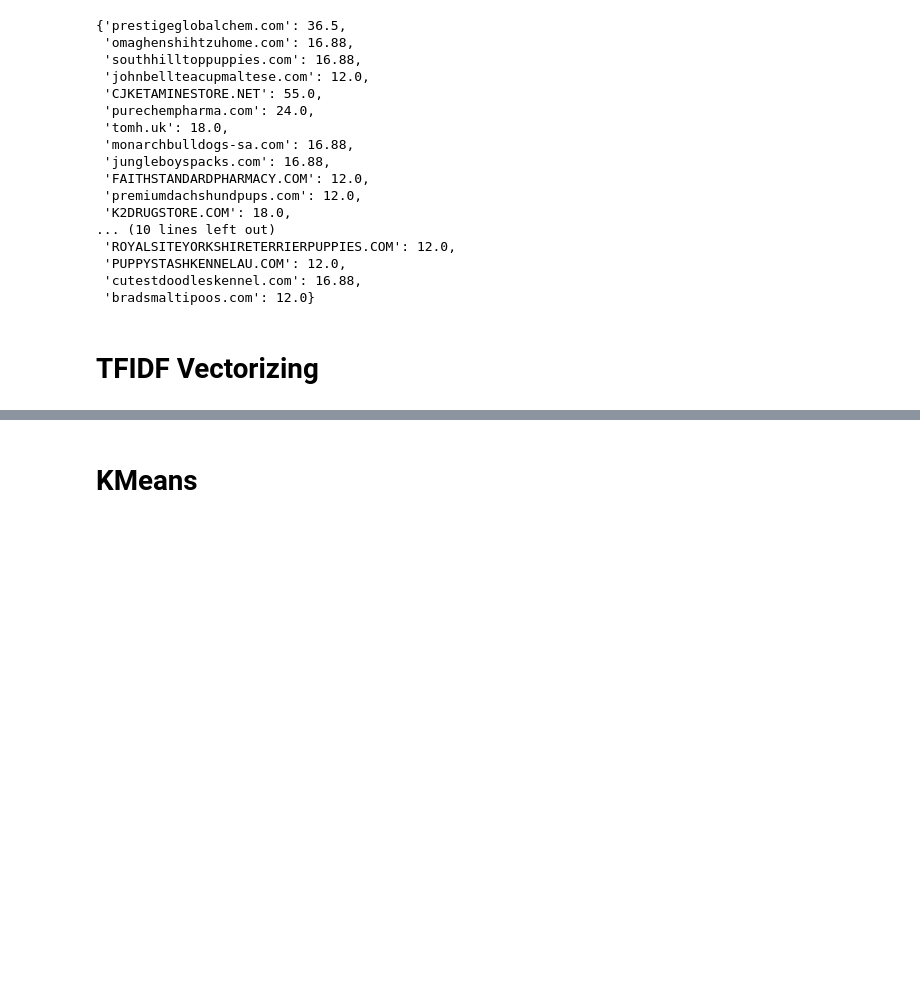
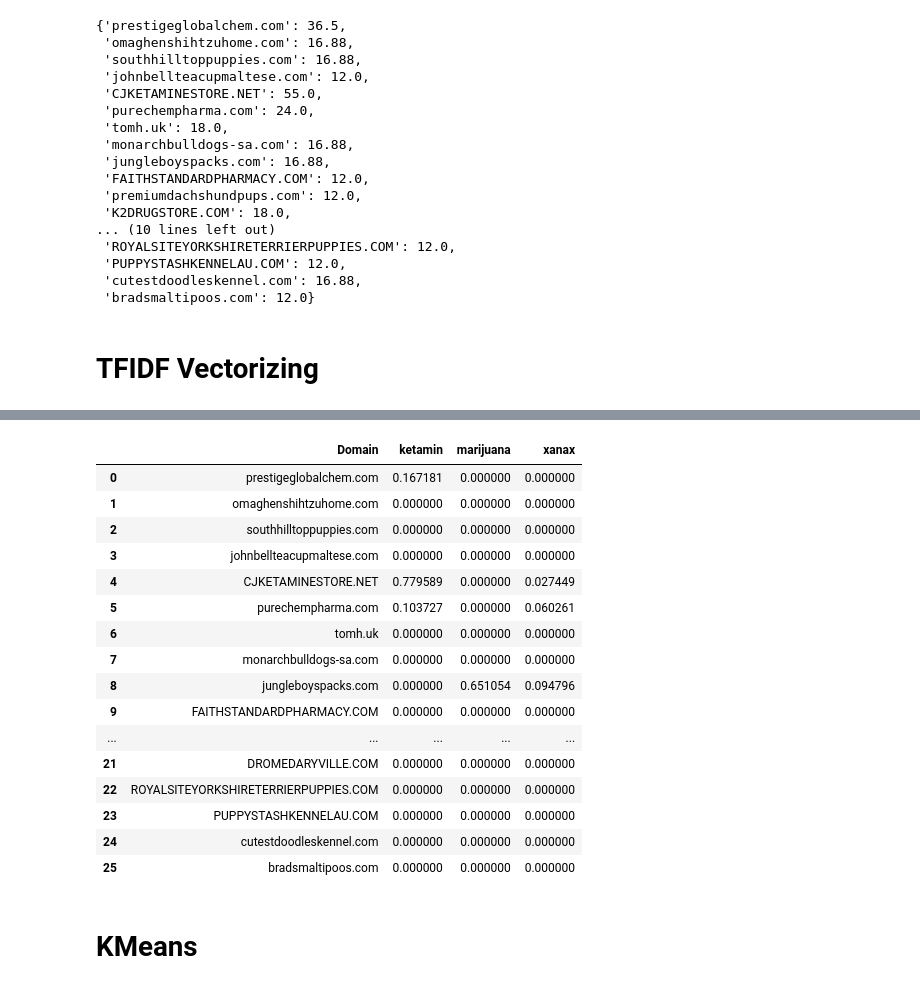
Before and after one commit to ConnorCairns/FraudBoard, a Jupyter notebook: backend/categorize/Categorization.ipynb, the cells around one changed output, grey strips where cells are left out. Cells and saved outputs as stored; diff of their text form; code cells hidden in the pictures; blank space fills up the shorter version.

```diff
--- a/backend/categorize/Categorization.ipynb
+++ b/backend/categorize/Categorization.ipynb
@@ -94,3 +129,24 @@ tfidf.stop_words_
+# %%
+tfidf_data = pd.concat([pd.DataFrame(tokens.keys(), columns=["Domain"]), pd.DataFrame(tfidf_matrix.toarray(), columns=tfidf.get_feature_names())],axis=1)
+tfidf_data[["Domain", "ketamin", "marijuana", "xanax"]]
+# %% [output]
+|  | Domain | ketamin | marijuana | xanax |
+| 0 | prestigeglobalchem.com | 0.167181 | 0.000000 | 0.000000 |
+| 1 | omaghenshihtzuhome.com | 0.000000 | 0.000000 | 0.000000 |
+| 2 | southhilltoppuppies.com | 0.000000 | 0.000000 | 0.000000 |
+| 3 | johnbellteacupmaltese.com | 0.000000 | 0.000000 | 0.000000 |
+| 4 | CJKETAMINESTORE.NET | 0.779589 | 0.000000 | 0.027449 |
+| 5 | purechempharma.com | 0.103727 | 0.000000 | 0.060261 |
+| 6 | tomh.uk | 0.000000 | 0.000000 | 0.000000 |
+| 7 | monarchbulldogs-sa.com | 0.000000 | 0.000000 | 0.000000 |
+| 8 | jungleboyspacks.com | 0.000000 | 0.651054 | 0.094796 |
+| 9 | FAITHSTANDARDPHARMACY.COM | 0.000000 | 0.000000 | 0.000000 |
+| ... | ... | ... | ... | ... |
+| 21 | DROMEDARYVILLE.COM | 0.000000 | 0.000000 | 0.000000 |
+| 22 | ROYALSITEYORKSHIRETERRIERPUPPIES.COM | 0.000000 | 0.000000 | 0.000000 |
+| 23 | PUPPYSTASHKENNELAU.COM | 0.000000 | 0.000000 | 0.000000 |
+| 24 | cutestdoodleskennel.com | 0.000000 | 0.000000 | 0.000000 |
+| 25 | bradsmaltipoos.com | 0.000000 | 0.000000 | 0.000000 |
 # %% [markdown]
 # KMeans
 # %% [markdown]
```
Also changed, not shown: parts of 25 cells of this notebook, 3 other files.
